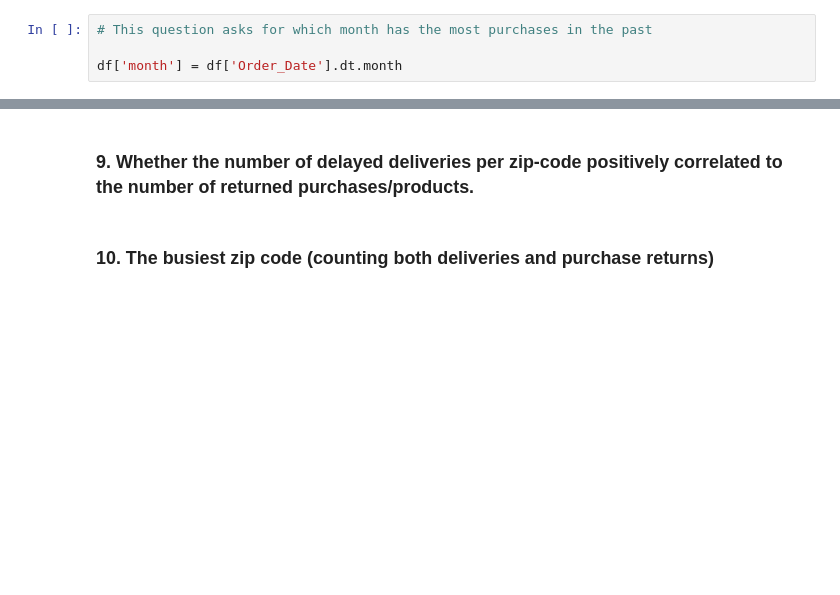
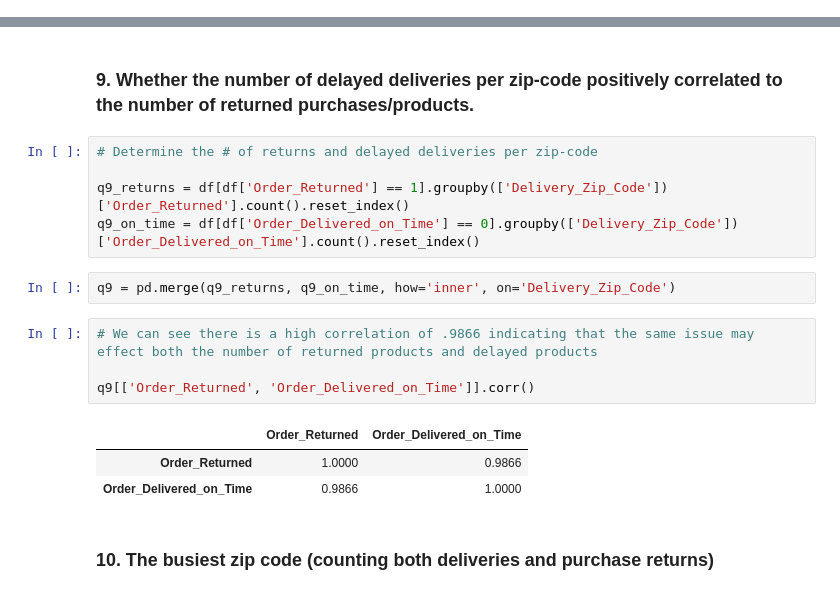
Before and after one commit to jhancuch/onmart, a Jupyter notebook: forecast/Forecasts.ipynb, the cells around one changed output, grey strips where cells are left out. Saved outputs shown, nothing was run; the diff lists cells and outputs as text; blank space fills up the shorter version.

Commit message:
correlation between delays and returns

```diff
--- a/forecast/Forecasts.ipynb
+++ b/forecast/Forecasts.ipynb
@@ -382,7 +382,3 @@ q4_result
 | 6 | 6 | 2746.849706 |
 # %% [markdown]
 ### 5. The month of the year that has the highest sales revenue
-# %%
-# This question asks for which month has the most purchases in the past
-
-df['month'] = df['Order_Date'].dt.month
@@ -1375,6 +1394,21 @@ Forecasted Weekly Returns for Warehouse 4:
 [192 rows x 2 columns]
 # %% [markdown]
 ### 9. Whether the number of delayed deliveries per zip-code positively correlated to the number of returned purchases/products.
+# %%
+# Determine the # of returns and delayed deliveries per zip-code
+
+q9_returns = df[df['Order_Returned'] == 1].groupby(['Delivery_Zip_Code'])['Order_Returned'].count().reset_index()
+q9_on_time = df[df['Order_Delivered_on_Time'] == 0].groupby(['Delivery_Zip_Code'])['Order_Delivered_on_Time'].count().reset_index()
+# %%
+q9 = pd.merge(q9_returns, q9_on_time, how='inner', on='Delivery_Zip_Code')
+# %%
+# We can see there is a high correlation of .9866 indicating that the same issue may effect both the number of returned products and delayed products
+
+q9[['Order_Returned', 'Order_Delivered_on_Time']].corr()
+# %% [output]
+|  | Order_Returned | Order_Delivered_on_Time |
+| Order_Returned | 1.0000 | 0.9866 |
+| Order_Delivered_on_Time | 0.9866 | 1.0000 |
 # %% [markdown]
 ### 10. The busiest zip code (counting both deliveries and purchase returns)
 # %% [markdown]
```
Also changed, not shown: parts of 7 cells of this notebook.
